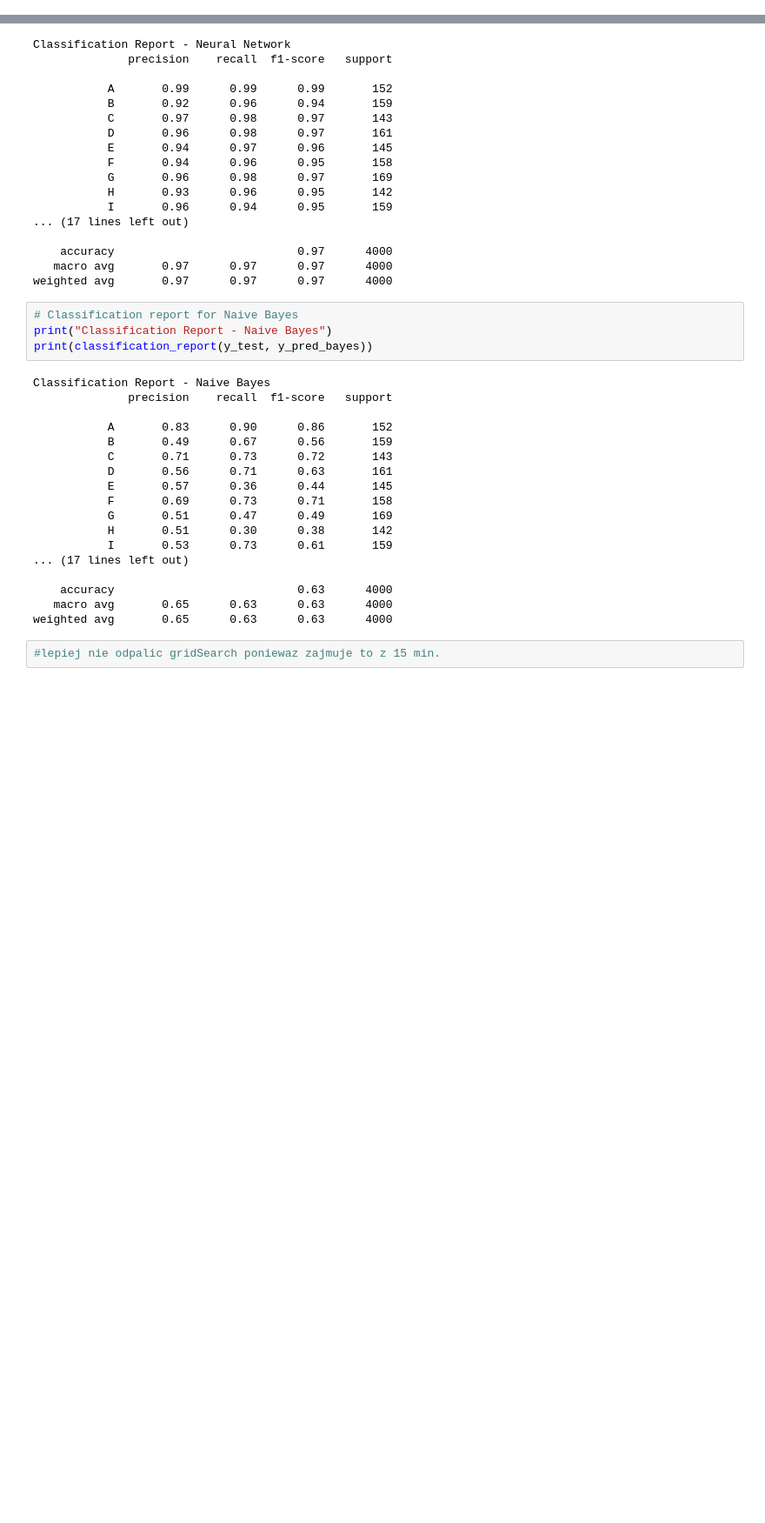
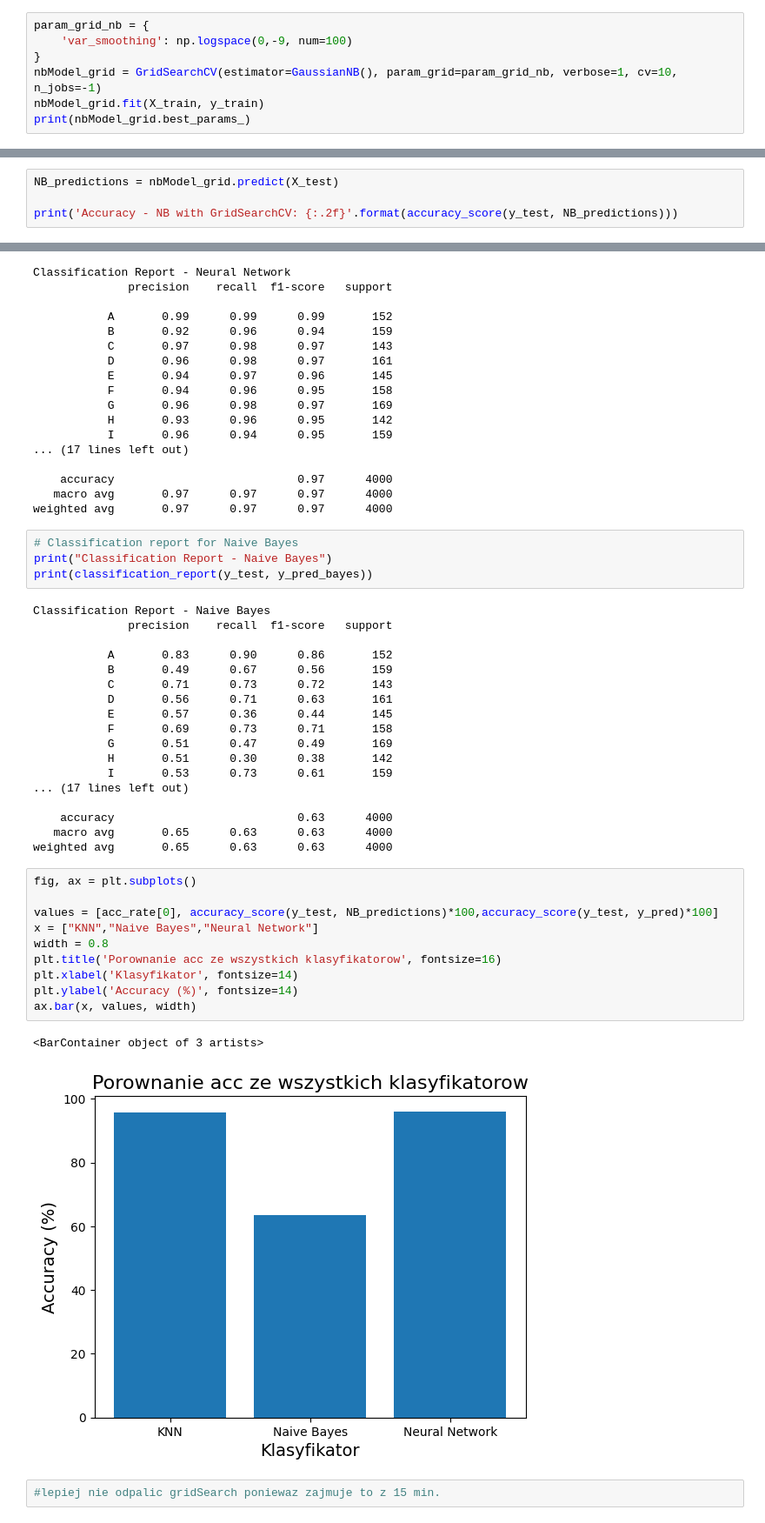
Before and after one commit to opaciorkowski/pro1d-project, a Jupyter notebook: PRO PROJECT/Project.ipynb, the cells around one changed output, grey strips where cells are left out. Shown at 87% size. Cells and saved outputs as stored; diff of their text form; blank space fills up the shorter version.

```diff
--- a/PRO PROJECT/Project.ipynb
+++ b/PRO PROJECT/Project.ipynb
@@ -303,3 +303,10 @@ accuracy_bayes = accuracy_score(y_test, y_pred_bayes)
 print('Accuracy - Naive Bayes: {:.2f}'.format(accuracy_bayes))
 # %% [output]
 Accuracy - Naive Bayes: 0.63
+# %%
+param_grid_nb = {
+    'var_smoothing': np.logspace(0,-9, num=100)
+}
+nbModel_grid = GridSearchCV(estimator=GaussianNB(), param_grid=param_grid_nb, verbose=1, cv=10, n_jobs=-1)
+nbModel_grid.fit(X_train, y_train)
+print(nbModel_grid.best_params_)
@@ -305,0 +316,4 @@ Accuracy - Naive Bayes: 0.63
+# %%
+NB_predictions = nbModel_grid.predict(X_test)
+
+print('Accuracy - NB with GridSearchCV: {:.2f}'.format(accuracy_score(y_test, NB_predictions)))
@@ -381,5 +397,18 @@ Classification Report - Naive Bayes
     accuracy                           0.63      4000
    macro avg       0.65      0.63      0.63      4000
 weighted avg       0.65      0.63      0.63      4000
+# %%
+fig, ax = plt.subplots()
+
+values = [acc_rate[0], accuracy_score(y_test, NB_predictions)*100,accuracy_score(y_test, y_pred)*100]
+x = ["KNN","Naive Bayes","Neural Network"]
+width = 0.8
+plt.title('Porownanie acc ze wszystkich klasyfikatorow', fontsize=16)
+plt.xlabel('Klasyfikator', fontsize=14)
+plt.ylabel('Accuracy (%)', fontsize=14)
+ax.bar(x, values, width)
+# %% [output]
+<BarContainer object of 3 artists>
+[figure, added]
 # %%
 #lepiej nie odpalic gridSearch poniewaz zajmuje to z 15 min.
```
Also changed, not shown: parts of 5 cells of this notebook.
